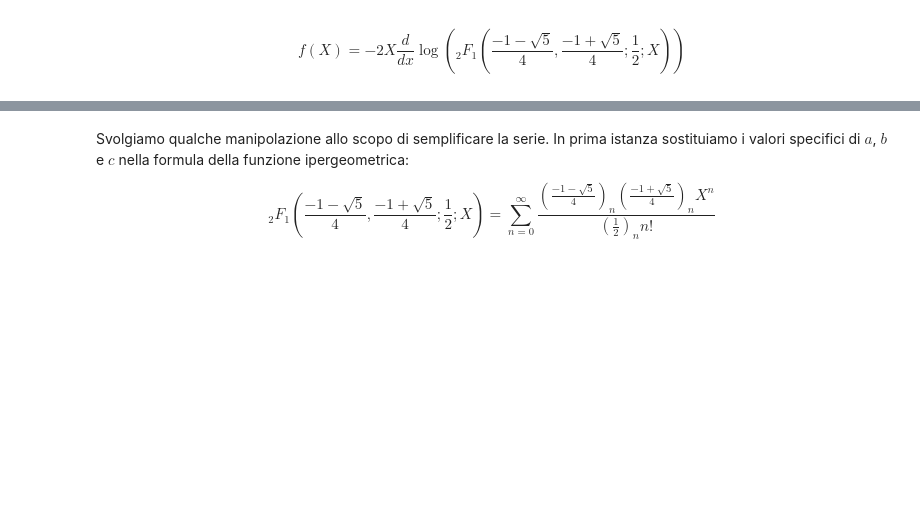
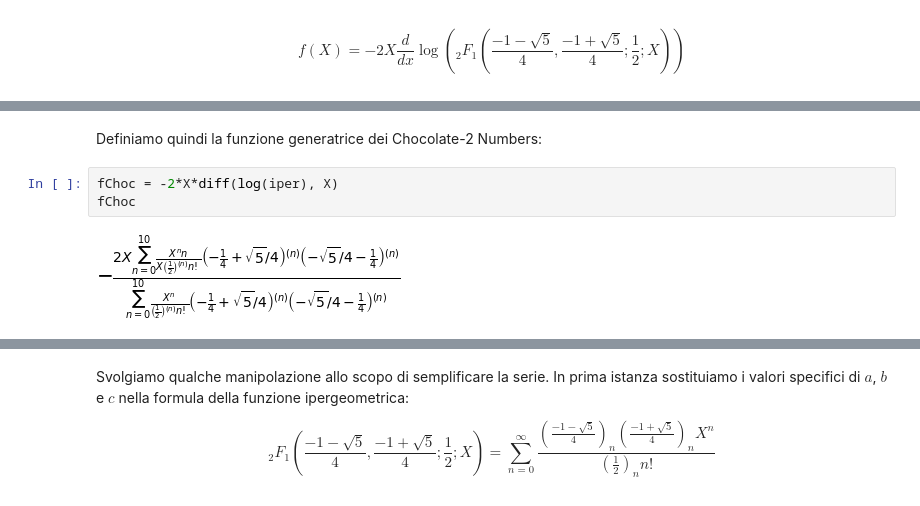
Before and after one commit to nobleVine/LaureaMagistrale, a Jupyter notebook: progettoPAA.ipynb, the cells around one changed output, grey strips where cells are left out. Saved outputs shown, nothing was run; the diff lists cells and outputs as text; blank space fills up the shorter version.

```diff
--- a/progettoPAA.ipynb
+++ b/progettoPAA.ipynb
@@ -705,0 +717,7 @@ $$f(X) = -2X \frac{d}{dx}\log({}_2 {F_{1}( \frac{-1-\sqrt{5}}{4}, \frac{-1+ \sqr
+# %% [markdown]
+Definiamo quindi la funzione generatrice dei Chocolate-2 Numbers:
+# %%
+fChoc = -2*X*diff(log(iper), X)
+fChoc
+# %% [output]
+[figure, added]
```
Also changed, not shown: parts of 9 cells of this notebook.
